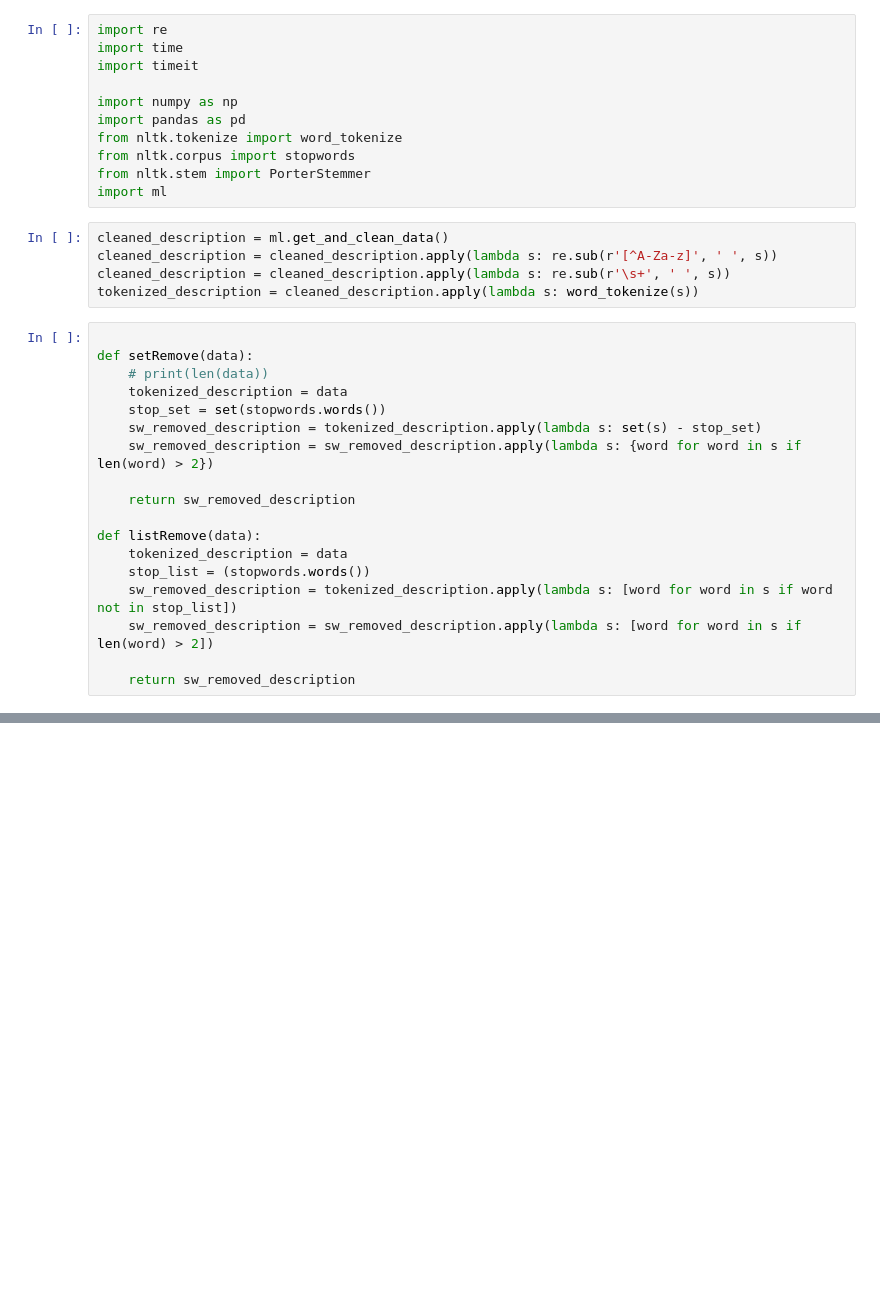
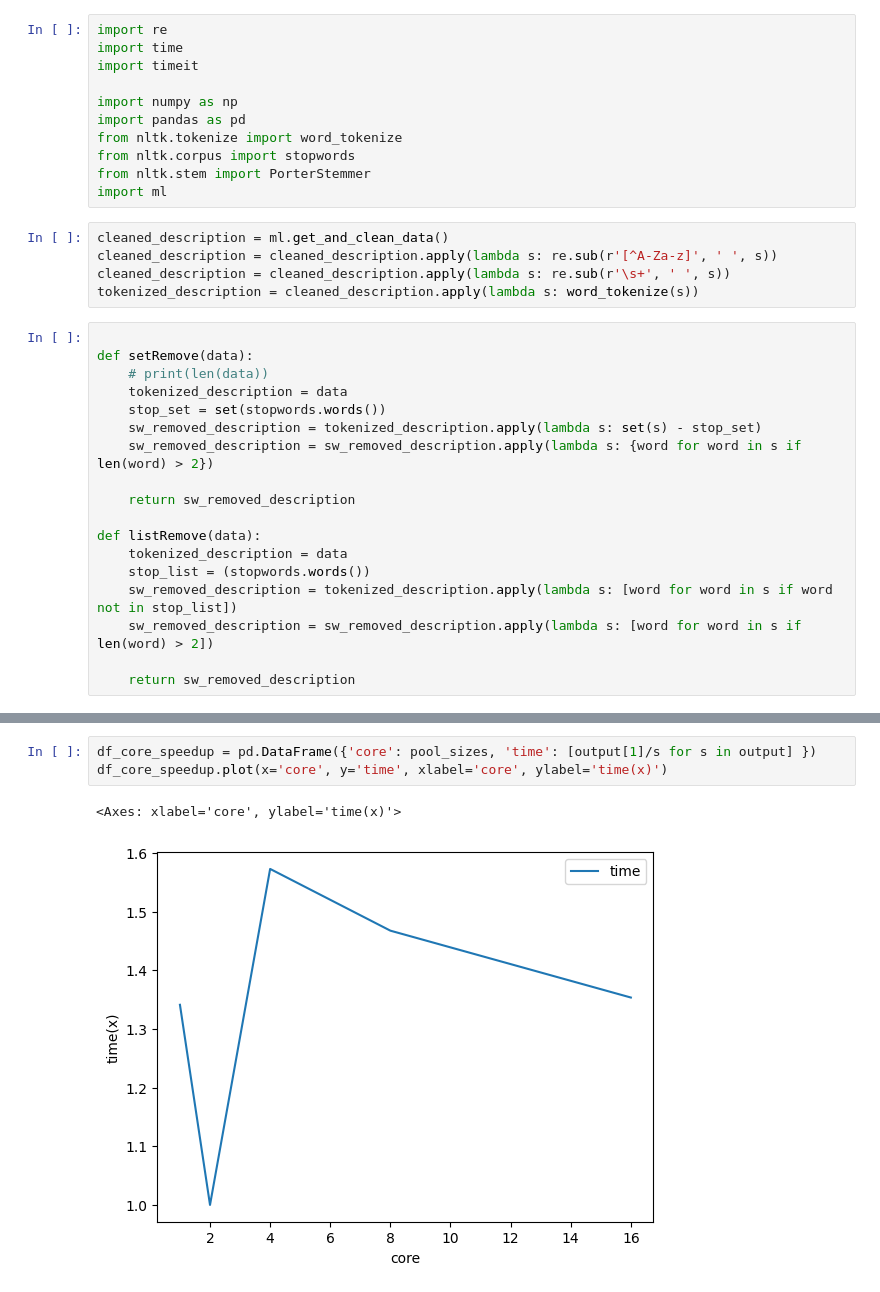
Before and after one commit to h0shizaki/SE481-hand-on-2, a Jupyter notebook: activity.ipynb, the cells around one changed output, grey strips where cells are left out. Saved outputs shown, nothing was run; the diff lists cells and outputs as text; blank space fills up the shorter version.

```diff
--- a/activity.ipynb
+++ b/activity.ipynb
@@ -109,0 +92,6 @@ pool_size=16 size=10000 func=<function setRemove at 0x...>
+# %%
+df_core_speedup = pd.DataFrame({'core': pool_sizes, 'time': [output[1]/s for s in output] })
+df_core_speedup.plot(x='core', y='time', xlabel='core', ylabel='time(x)')
+# %% [output]
+<Axes: xlabel='core', ylabel='time(x)'>
+[figure, added]
```
Also changed, not shown: parts of 5 cells of this notebook.
